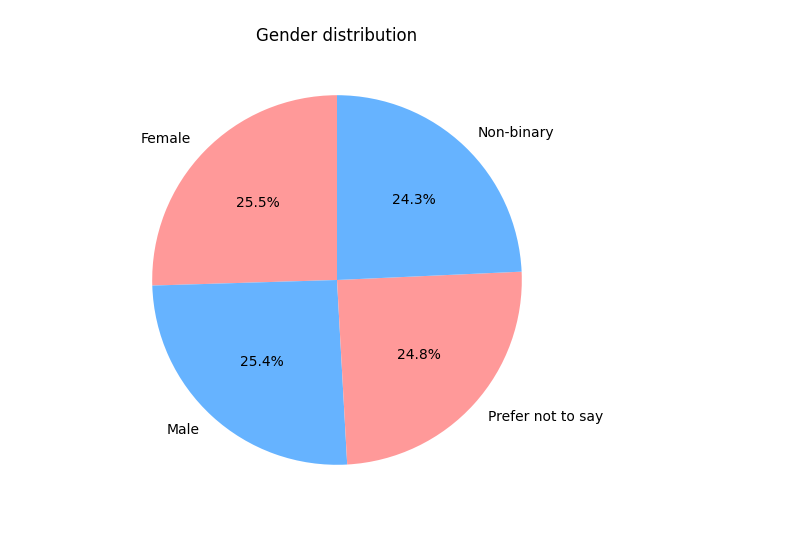
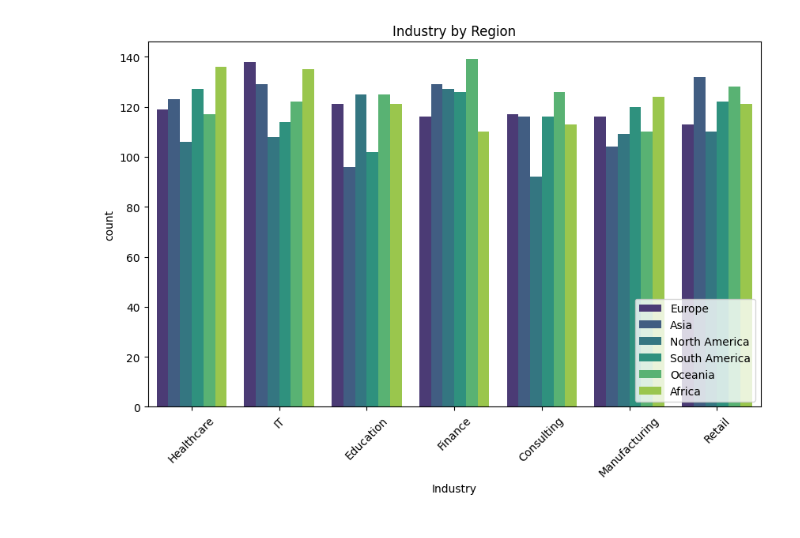
Before and after one commit to AdrienPiette/Mental_health_model, a Jupyter notebook: Analysing/analysing.ipynb, the cells around one changed output. Saved outputs shown, nothing was run; the diff lists cells and outputs as text; code cells hidden in the pictures.

```diff
--- a/Analysing/analysing.ipynb
+++ b/Analysing/analysing.ipynb
@@ -22,10 +11,11 @@ plt.show()
-# %%
-# gender distribution
-
-# Plotting
-plt.figure(figsize=(10, 6))
-plt.pie(data['Gender'].value_counts(), labels=data['Gender'].value_counts().index, autopct='%1.1f%%', startangle=90, colors=['#ff9999', '#66b3ff'])
-plt.title('Gender distribution')
-plt.show()
-# %% [output]
-[figure, removed]
+# %%
+#PLotting Industry by region and company support remote work
+
+plt.figure(figsize=(10, 6))
+sns.countplot(x='Industry', hue='Region', data=data,palette='viridis')
+plt.title('Industry by Region')
+plt.xticks(rotation=45)
+plt.legend(loc='lower right')
+plt.show()
+# %% [output]
+[figure, added]
```
Also changed, not shown: parts of 22 cells of this notebook, 1 other file.
